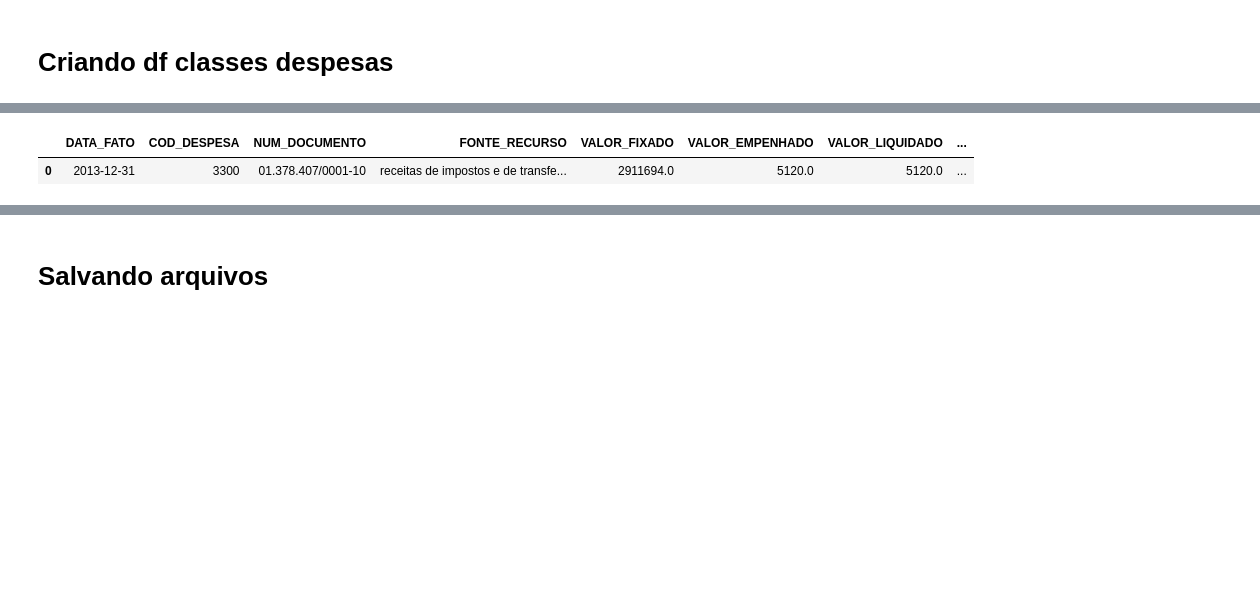
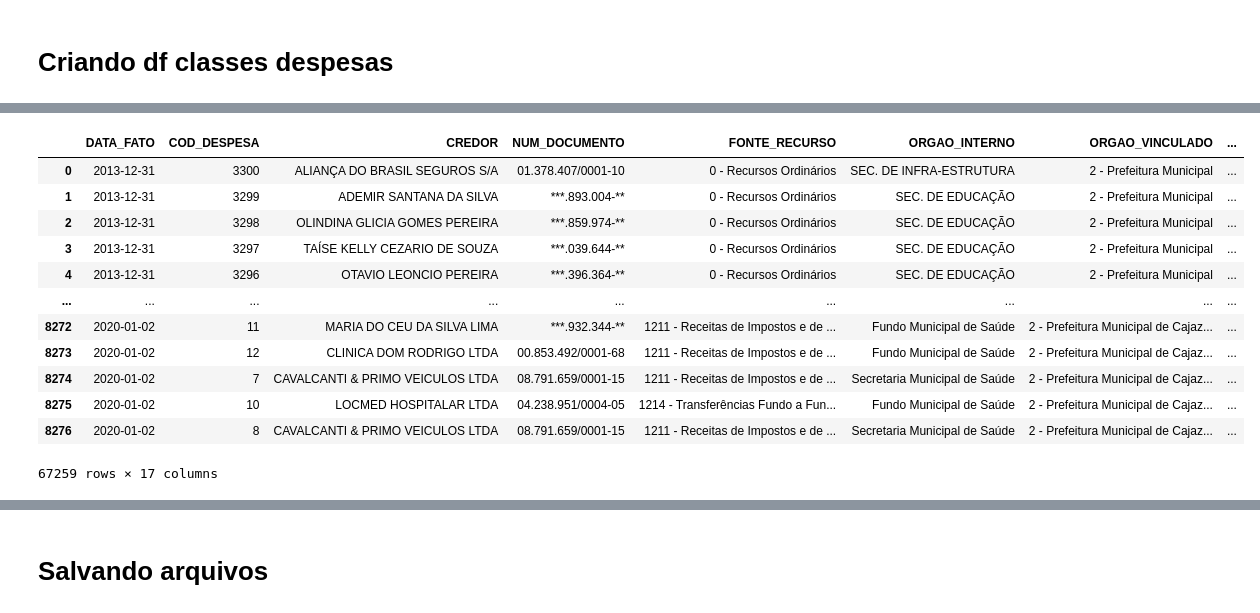
Before and after one commit to AllysonAbreu/dw_contas_publicas_2022, a Jupyter notebook: TCC2/dados/02_despesas/dados_para_carga/tratamento_novos_dados.ipynb, the cells around one changed output, grey strips where cells are left out. Cells and saved outputs as stored; diff of their text form; code cells hidden in the pictures; blank space fills up the shorter version.

Commit message:
Novos dados

```diff
--- a/TCC2/dados/02_despesas/dados_para_carga/tratamento_novos_dados.ipynb
+++ b/TCC2/dados/02_despesas/dados_para_carga/tratamento_novos_dados.ipynb
@@ -1023,12 +1036,12 @@ df_concat.head(1)
 # %%
-df_concat.loc[:, 'COD_ELEMENTO'] = df_concat['COD_ELEMENTO'].astype(int)
-df_concat.loc[:, 'COD_ORGAO_VINCULADO'] = df_concat['COD_ORGAO_VINCULADO'].astype(int)
-df_concat.loc[:, 'COD_FUNCAO'] = df_concat['COD_FUNCAO'].astype(int)
-df_concat.loc[:, 'COD_SUBFUNCAO'] = df_concat['COD_SUBFUNCAO'].astype(int)
-df_concat.loc[:, 'COD_PROGRAMA_GOVERNO'] = df_concat['COD_PROGRAMA_GOVERNO'].astype(int)
-df_concat.loc[:, 'COD_ACAO_GOVERNO'] = df_concat['COD_ACAO_GOVERNO'].astype(int)
-df_concat.loc[:, 'COD_CAT_ECONOMICA'] = df_concat['COD_CAT_ECONOMICA'].astype(int)
-df_concat.loc[:, 'COD_NATUREZA'] = df_concat['COD_NATUREZA'].astype(int)
-df_concat.loc[:, 'COD_APLICACAO'] = df_concat['COD_APLICACAO'].astype(int)
-df_concat.loc[:, 'COD_FONTE_RECURSO'] = df_concat['COD_FONTE_RECURSO'].astype(int)
-df_concat.head(1)
+# df_concat.loc[:, 'COD_ELEMENTO'] = df_concat['COD_ELEMENTO'].astype(int)
+# df_concat.loc[:, 'COD_ORGAO_VINCULADO'] = df_concat['COD_ORGAO_VINCULADO'].astype(int)
+# df_concat.loc[:, 'COD_FUNCAO'] = df_concat['COD_FUNCAO'].astype(int)
+# df_concat.loc[:, 'COD_SUBFUNCAO'] = df_concat['COD_SUBFUNCAO'].astype(int)
+# df_concat.loc[:, 'COD_PROGRAMA_GOVERNO'] = df_concat['COD_PROGRAMA_GOVERNO'].astype(int)
+# df_concat.loc[:, 'COD_ACAO_GOVERNO'] = df_concat['COD_ACAO_GOVERNO'].astype(int)
+# df_concat.loc[:, 'COD_CAT_ECONOMICA'] = df_concat['COD_CAT_ECONOMICA'].astype(int)
+# df_concat.loc[:, 'COD_NATUREZA'] = df_concat['COD_NATUREZA'].astype(int)
+# df_concat.loc[:, 'COD_APLICACAO'] = df_concat['COD_APLICACAO'].astype(int)
+# df_concat.loc[:, 'COD_FONTE_RECURSO'] = df_concat['COD_FONTE_RECURSO'].astype(int)
+# df_concat.head(1)
@@ -1039,3 +1048,3 @@ df_concat.head(1)
 # %%
-df_concat.drop(['ANO_FISCAL','CREDOR','CREDOR','UNID_ORCAMENTARIA','NUM_LICITACAO','HOUVE_LICITACAO','MODALIDADE_LICITACAO','VALOR_ANULADO','DATA_ULTIMA_PARCELA'],axis=1,inplace=True)
-df_concat.head(1)
+# df_concat.drop(['ANO_FISCAL','CREDOR','CREDOR','UNID_ORCAMENTARIA','NUM_LICITACAO','HOUVE_LICITACAO','MODALIDADE_LICITACAO','VALOR_ANULADO','DATA_ULTIMA_PARCELA'],axis=1,inplace=True)
+# df_concat.head(1)
@@ -1104,3 +1065,3 @@ See the caveats in the documentation: https://pandas.pydata.org/pandas-docs/stab
 # %%
-df_concat['ORGAO_INTERNO'].replace(to_replace=dic_padrao_dados_orgao_interno, inplace=True)
-df_concat.head(1)
+# df_concat['ORGAO_INTERNO'].replace(to_replace=dic_padrao_dados_orgao_interno, inplace=True)
+# df_concat.head(1)
@@ -1177,12 +1109,24 @@ Index(['COD_DESPESA', 'ORGAO_INTERNO', 'DATA_FATO', 'NUM_DOCUMENTO',
       dtype='object')
 # %%
-colunas = ['COD_DESPESA','DATA_FATO','NUM_DOCUMENTO','FONTE_RECURSO','VALOR_FIXADO','VALOR_EMPENHADO','VALOR_LIQUIDADO','VALOR_PAGO','SALDO']
+colunas = ['COD_DESPESA','DATA_FATO','CREDOR','NUM_DOCUMENTO','FONTE_RECURSO','VALOR_FIXADO','VALOR_EMPENHADO','VALOR_LIQUIDADO','VALOR_PAGO','SALDO', 'ORGAO_INTERNO', 'ORGAO_VINCULADO','ELEMENTO','ACAO_GOVERNO', 'FUNCAO','SUBFUNCAO','NATUREZA']
 df_tipo_despesas_2013_2020 = df_concat[colunas].copy()
-df_tipo_despesas_2013_2020 = df_tipo_despesas_2013_2020.reindex(columns=['DATA_FATO','COD_DESPESA','NUM_DOCUMENTO','FONTE_RECURSO','VALOR_FIXADO','VALOR_EMPENHADO','VALOR_LIQUIDADO','VALOR_PAGO','SALDO'])
-df_tipo_despesas_2013_2020.head(1)
+df_tipo_despesas_2013_2020.rename(columns={'ACAO_GOVERNO':'SUBELEMENTO'}, inplace=True)
+df_tipo_despesas_2013_2020 = df_tipo_despesas_2013_2020.reindex(columns=['DATA_FATO','COD_DESPESA','CREDOR','NUM_DOCUMENTO','FONTE_RECURSO', 'ORGAO_INTERNO', 'ORGAO_VINCULADO','ELEMENTO','SUBELEMENTO', 'FUNCAO','SUBFUNCAO','NATUREZA','VALOR_FIXADO','VALOR_EMPENHADO','VALOR_LIQUIDADO','VALOR_PAGO','SALDO'])
+df_tipo_despesas_2013_2020
 # %% [output]
-|  | DATA_FATO | COD_DESPESA | NUM_DOCUMENTO | FONTE_RECURSO | VALOR_FIXADO | VALOR_EMPENHADO | VALOR_LIQUIDADO | ... |
-| 0 | 2013-12-31 | 3300 | 01.378.407/0001-10 | receitas de impostos e de transfe... | 2911694.0 | 5120.0 | 5120.0 | ... |
+|  | DATA_FATO | COD_DESPESA | CREDOR | NUM_DOCUMENTO | FONTE_RECURSO | ORGAO_INTERNO | ORGAO_VINCULADO | ... |
+| 0 | 2013-12-31 | 3300 | ALIANÇA DO BRASIL SEGUROS S/A | 01.378.407/0001-10 | 0 - Recursos Ordinários | SEC. DE INFRA-ESTRUTURA | 2 - Prefeitura Municipal | ... |
+| 1 | 2013-12-31 | 3299 | ADEMIR SANTANA DA SILVA | ***.893.004-** | 0 - Recursos Ordinários | SEC. DE EDUCAÇÃO | 2 - Prefeitura Municipal | ... |
+| 2 | 2013-12-31 | 3298 | OLINDINA GLICIA GOMES PEREIRA | ***.859.974-** | 0 - Recursos Ordinários | SEC. DE EDUCAÇÃO | 2 - Prefeitura Municipal | ... |
+| 3 | 2013-12-31 | 3297 | TAÍSE KELLY CEZARIO DE SOUZA | ***.039.644-** | 0 - Recursos Ordinários | SEC. DE EDUCAÇÃO | 2 - Prefeitura Municipal | ... |
+| 4 | 2013-12-31 | 3296 | OTAVIO LEONCIO PEREIRA | ***.396.364-** | 0 - Recursos Ordinários | SEC. DE EDUCAÇÃO | 2 - Prefeitura Municipal | ... |
+| ... | ... | ... | ... | ... | ... | ... | ... | ... |
+| 8272 | 2020-01-02 | 11 | MARIA DO CEU DA SILVA LIMA | ***.932.344-** | 1211 - Receitas de Impostos e de ... | Fundo Municipal de Saúde | 2 - Prefeitura Municipal de Cajaz... | ... |
+| 8273 | 2020-01-02 | 12 | CLINICA DOM RODRIGO LTDA | 00.853.492/0001-68 | 1211 - Receitas de Impostos e de ... | Fundo Municipal de Saúde | 2 - Prefeitura Municipal de Cajaz... | ... |
+| 8274 | 2020-01-02 | 7 | CAVALCANTI & PRIMO VEICULOS LTDA | 08.791.659/0001-15 | 1211 - Receitas de Impostos e de ... | Secretaria Municipal de Saúde | 2 - Prefeitura Municipal de Cajaz... | ... |
+| 8275 | 2020-01-02 | 10 | LOCMED HOSPITALAR LTDA | 04.238.951/0004-05 | 1214 - Transferências Fundo a Fun... | Fundo Municipal de Saúde | 2 - Prefeitura Municipal de Cajaz... | ... |
+| 8276 | 2020-01-02 | 8 | CAVALCANTI & PRIMO VEICULOS LTDA | 08.791.659/0001-15 | 1211 - Receitas de Impostos e de ... | Secretaria Municipal de Saúde | 2 - Prefeitura Municipal de Cajaz... | ... |
+67259 rows × 17 columns
 # %%
 df_concat_21_22.columns
 # %% [output]
```
Also changed, not shown: parts of 25 cells of this notebook, 15 other files.
